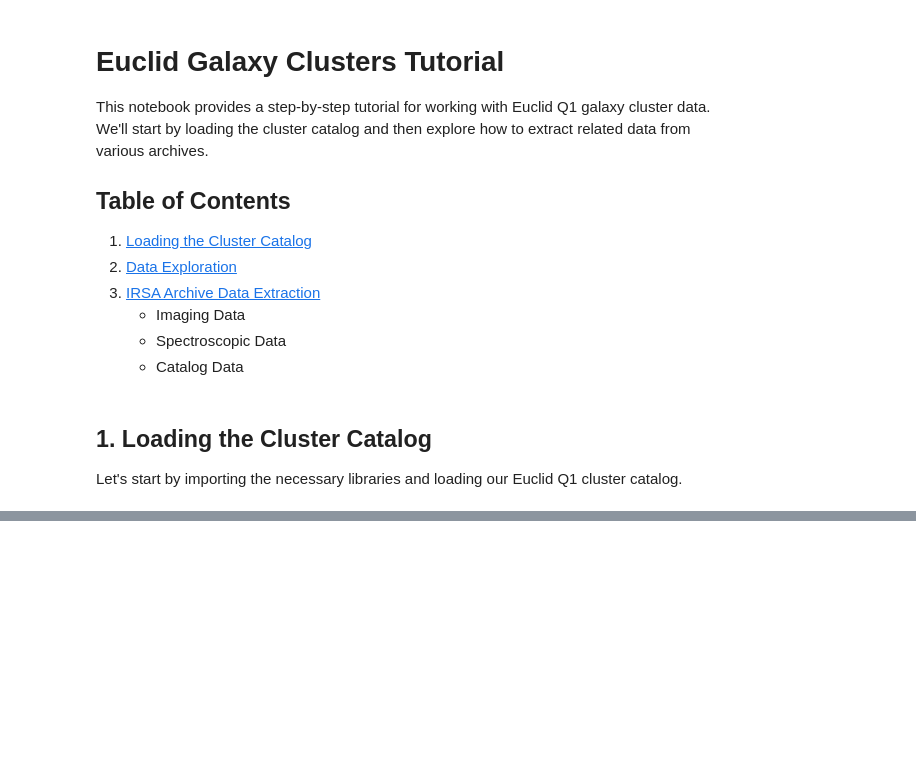
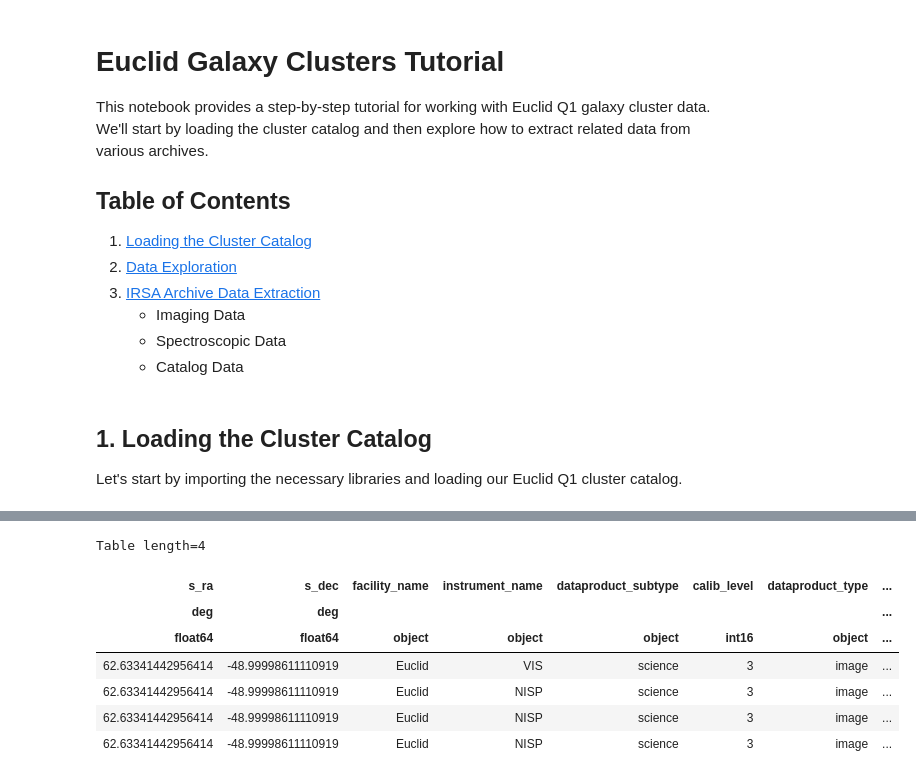
Before and after one commit to xoubish/euclid_clusters, a Jupyter notebook: euclid_clusters_tutorial.ipynb, the cells around one changed output, grey strips where cells are left out. Saved outputs shown, nothing was run; the diff lists cells and outputs as text; code cells hidden in the pictures; blank space fills up the shorter version.

```diff
--- a/euclid_clusters_tutorial.ipynb
+++ b/euclid_clusters_tutorial.ipynb
@@ -38,0 +71,7 @@ print(df.columns.tolist())
+# %%
+# Set random seed for reproducibility
+np.random.seed(42)
+
+# Randomly select one cluster
+cluster = df.sample(n=1).iloc[0]
+cluster
@@ -38,0 +97,20 @@ print(df.columns.tolist())
+# %%
+# Create SkyCoord object and define search radius
+cluster_coord = SkyCoord(ra=cluster['RAPZWav'], dec=cluster['DecPZWav'], unit='deg')
+search_radius = 2.0  # arcminutes
+
+# Query Euclid Q1 MER mosaics
+mer_images = Irsa.query_sia(pos=(cluster_coord, search_radius * u.arcmin), collection='euclid_DpdMerBksMosaic')
+
+# Filter for Euclid facility and science dataproduct_subtype
+mer_images = mer_images[(mer_images['facility_name'] == 'Euclid') & (mer_images['dataproduct_subtype'] == 'science')]
+mer_images
+# %% [output]
+Table length=4
+| s_ra | s_dec | facility_name | instrument_name | dataproduct_subtype | calib_level | dataproduct_type | ... |
+| deg | deg |  |  |  |  |  | ... |
+| float64 | float64 | object | object | object | int16 | object | ... |
+| 62.63341442956414 | -48.99998611110919 | Euclid | VIS | science | 3 | image | ... |
+| 62.63341442956414 | -48.99998611110919 | Euclid | NISP | science | 3 | image | ... |
+| 62.63341442956414 | -48.99998611110919 | Euclid | NISP | science | 3 | image | ... |
+| 62.63341442956414 | -48.99998611110919 | Euclid | NISP | science | 3 | image | ... |
```
Also changed, not shown: parts of 6 cells of this notebook.
